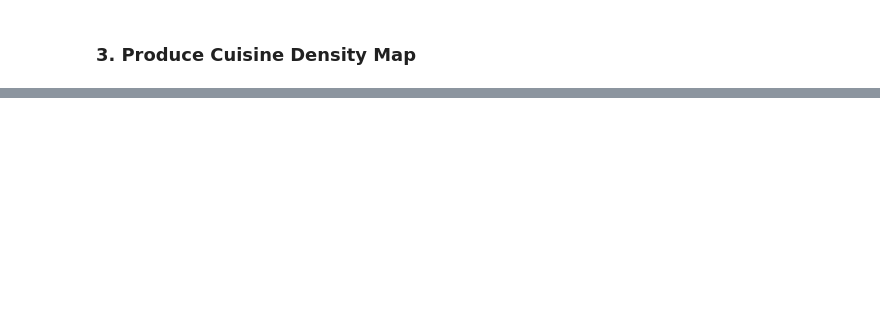
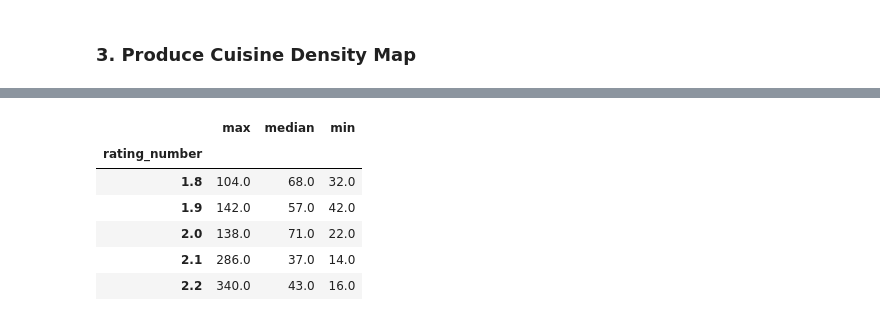
Before and after one commit to bbhattarai127/dsts-assignment-1, a Jupyter notebook: part-a.ipynb, the cells around one changed output, grey strips where cells are left out. Cells and saved outputs as stored; diff of their text form; code cells hidden in the pictures; blank space fills up the shorter version.

```diff
--- a/part-a.ipynb
+++ b/part-a.ipynb
@@ -220,0 +388,14 @@ geojson_path = './data/sydney.geojson'
+# %%
+# Group by rating_number and aggregate votes using mean, max, and min
+rating_votes = zomato_df.groupby("rating_number")["votes"].agg(["max", "median", "min"])
+
+# Check the structure of the new dataset
+rating_votes.head()
+# %% [output]
+|  | max | median | min |
+| rating_number |  |  |  |
+| 1.8 | 104.0 | 68.0 | 32.0 |
+| 1.9 | 142.0 | 57.0 | 42.0 |
+| 2.0 | 138.0 | 71.0 | 22.0 |
+| 2.1 | 286.0 | 37.0 | 14.0 |
+| 2.2 | 340.0 | 43.0 | 16.0 |
```
Also changed, not shown: parts of 25 cells of this notebook, 4 other files.
